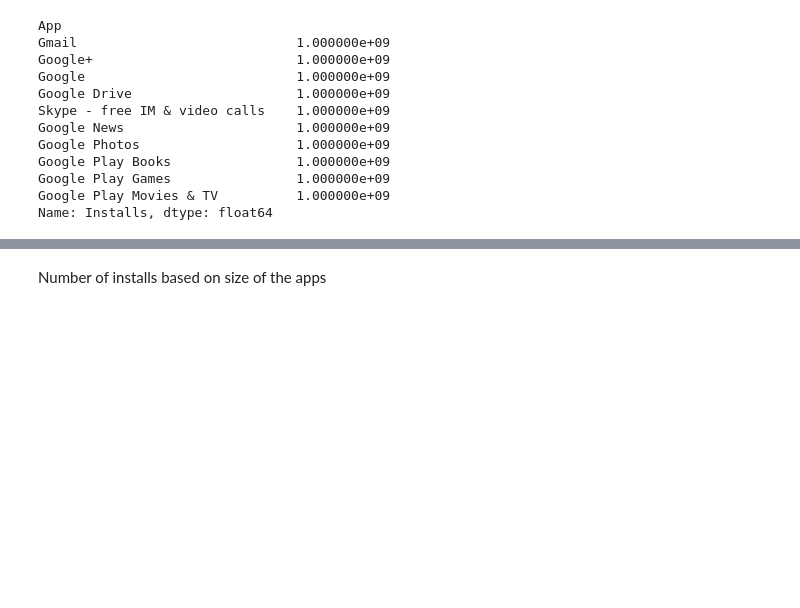
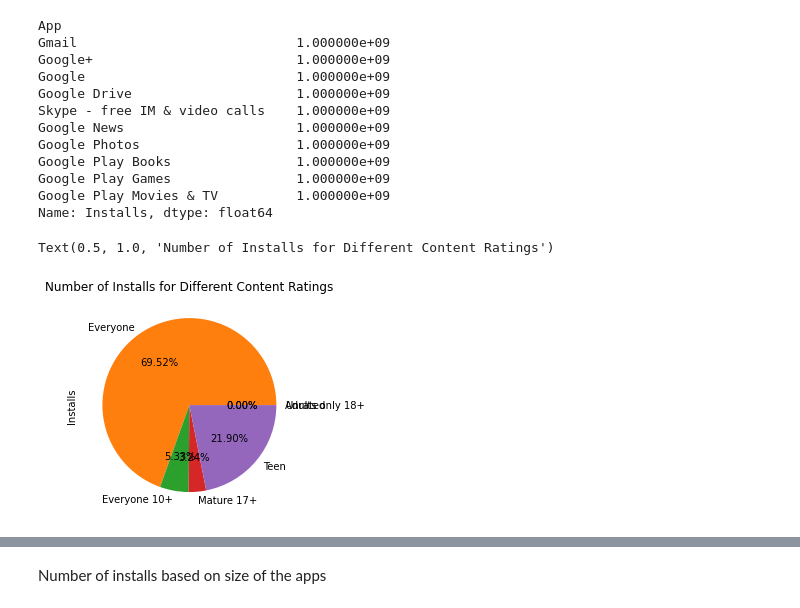
Before and after one commit to Srijan-Rai/Playstore, a Jupyter notebook: Copy_of_Play_Store_App_Review_Analysis_Capstone_Project.ipynb, the cells around one changed output, grey strips where cells are left out. Cells and saved outputs as stored; diff of their text form; code cells hidden in the pictures; blank space fills up the shorter version.

```diff
--- a/Copy_of_Play_Store_App_Review_Analysis_Capstone_Project.ipynb
+++ b/Copy_of_Play_Store_App_Review_Analysis_Capstone_Project.ipynb
@@ -362,3 +357,9 @@ Google Play Books                1.000000e+09
 Google Play Games                1.000000e+09
 Google Play Movies & TV          1.000000e+09
 Name: Installs, dtype: float64
+# %%
+playstore_Df.groupby("Content Rating")["Installs"].sum().plot(kind="pie",autopct="%.2f%%")
+plt.title("Number of Installs for Different Content Ratings")
+# %% [output]
+Text(0.5, 1.0, 'Number of Installs for Different Content Ratings')
+[figure, added]
```
Also changed, not shown: parts of 8 cells of this notebook.
